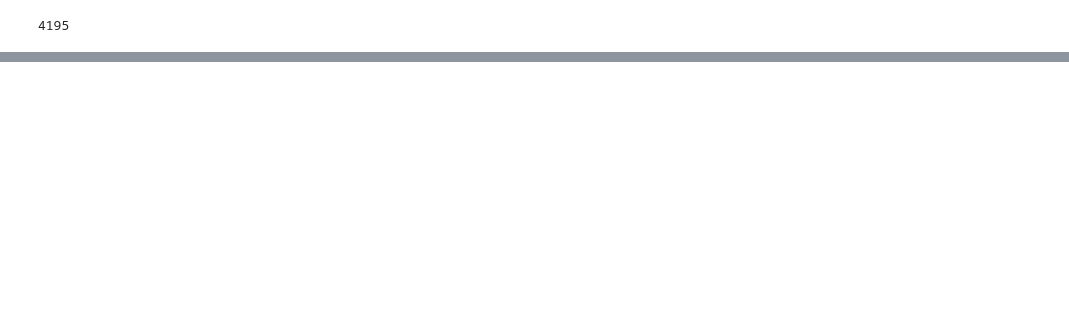
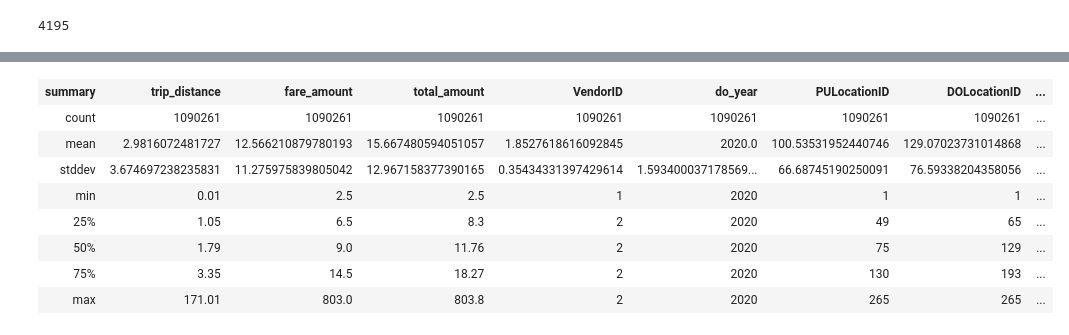
Before and after one commit to thomaspanji/nyc-taxi, a Jupyter notebook: NYC Green Taxi.ipynb, the cells around one changed output, grey strips where cells are left out. Saved outputs shown, nothing was run; the diff lists cells and outputs as text; code cells hidden in the pictures; blank space fills up the shorter version.

```diff
--- a/NYC Green Taxi.ipynb
+++ b/NYC Green Taxi.ipynb
@@ -618,0 +480,27 @@ df_final = df_passenger \
+# %%
+df_features = df_passenger \
+        .withColumn('pu_year', year('pu_datetime')) \
+        .withColumn('pu_month', month('pu_datetime')) \
+        .withColumn('pu_date', date_format('pu_datetime','yyyy-MM-dd')) \
+        .withColumn('pu_day', date_format('pu_datetime','EEE')) \
+        .withColumn('pu_hour', hour('pu_datetime')) \
+        .withColumn('pu_minute', minute('pu_datetime')) \
+        .withColumn('do_month', month('do_datetime')) \
+        .withColumn('do_date', date_format('do_datetime','yyyy-MM-dd')) \
+        .withColumn('do_day', date_format('do_datetime','EEE')) \
+        .withColumn('do_hour', hour('do_datetime')) \
+        .withColumn('do_minute', minute('do_datetime')) \
+        .withColumn('trip_dur_second', col('do_datetime').cast('long') - col('pu_datetime').cast('long')) \
+        .withColumn('trip_dur_minute', round(col('trip_dur_second') / 60))
+
+df_features.summary()
+# %% [output]
+| summary | trip_distance | fare_amount | total_amount | VendorID | do_year | PULocationID | DOLocationID | ... |
+| count | 1090261 | 1090261 | 1090261 | 1090261 | 1090261 | 1090261 | 1090261 | ... |
+| mean | 2.9816072481727 | 12.566210879780193 | 15.667480594051057 | 1.8527618616092845 | 2020.0 | 100.53531952440746 | 129.07023731014868 | ... |
+| stddev | 3.674697238235831 | 11.275975839805042 | 12.967158377390165 | 0.35434331397429614 | 1.593400037178569... | 66.68745190250091 | 76.59338204358056 | ... |
+| min | 0.01 | 2.5 | 2.5 | 1 | 2020 | 1 | 1 | ... |
+| 25% | 1.05 | 6.5 | 8.3 | 2 | 2020 | 49 | 65 | ... |
+| 50% | 1.79 | 9.0 | 11.76 | 2 | 2020 | 75 | 129 | ... |
+| 75% | 3.35 | 14.5 | 18.27 | 2 | 2020 | 130 | 193 | ... |
+| max | 171.01 | 803.0 | 803.8 | 2 | 2020 | 265 | 265 | ... |
```
Also changed, not shown: parts of 76 cells of this notebook, 1 other file.
